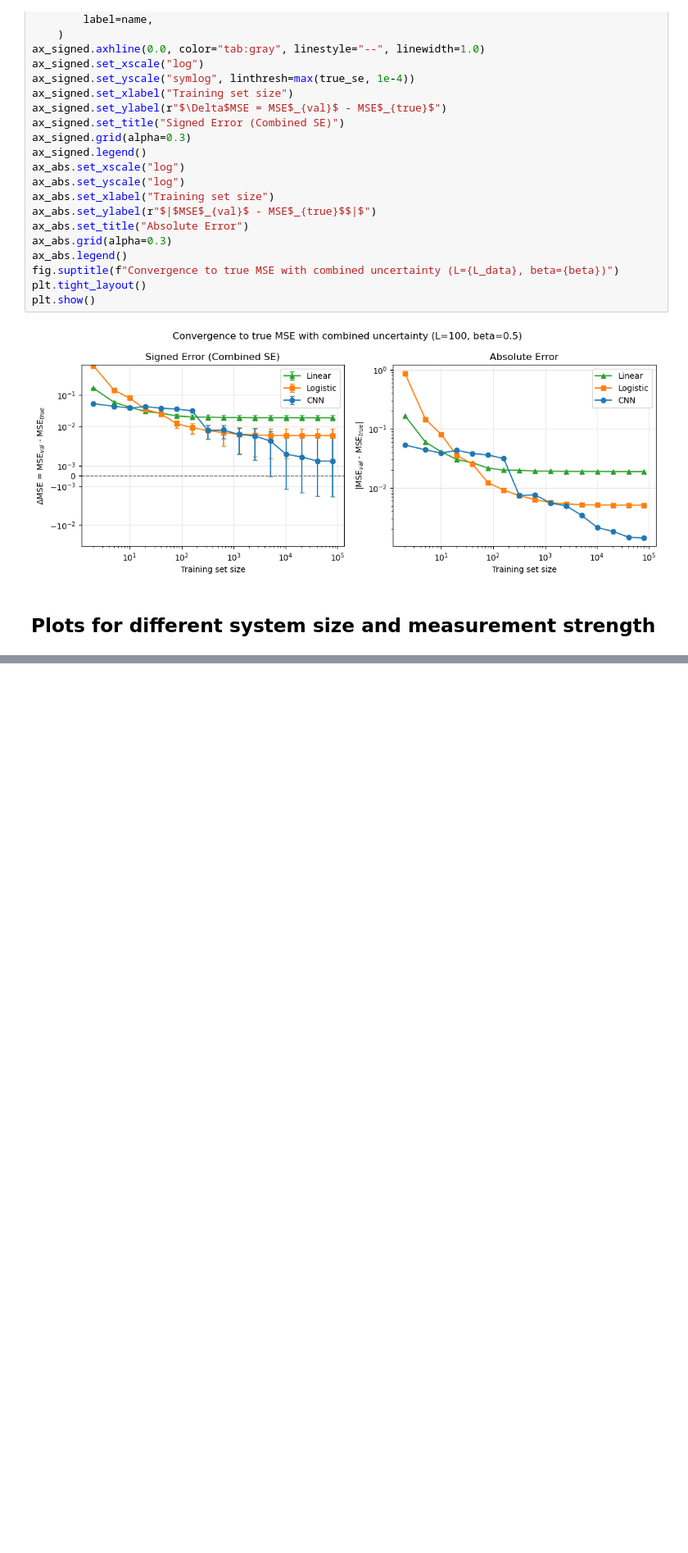
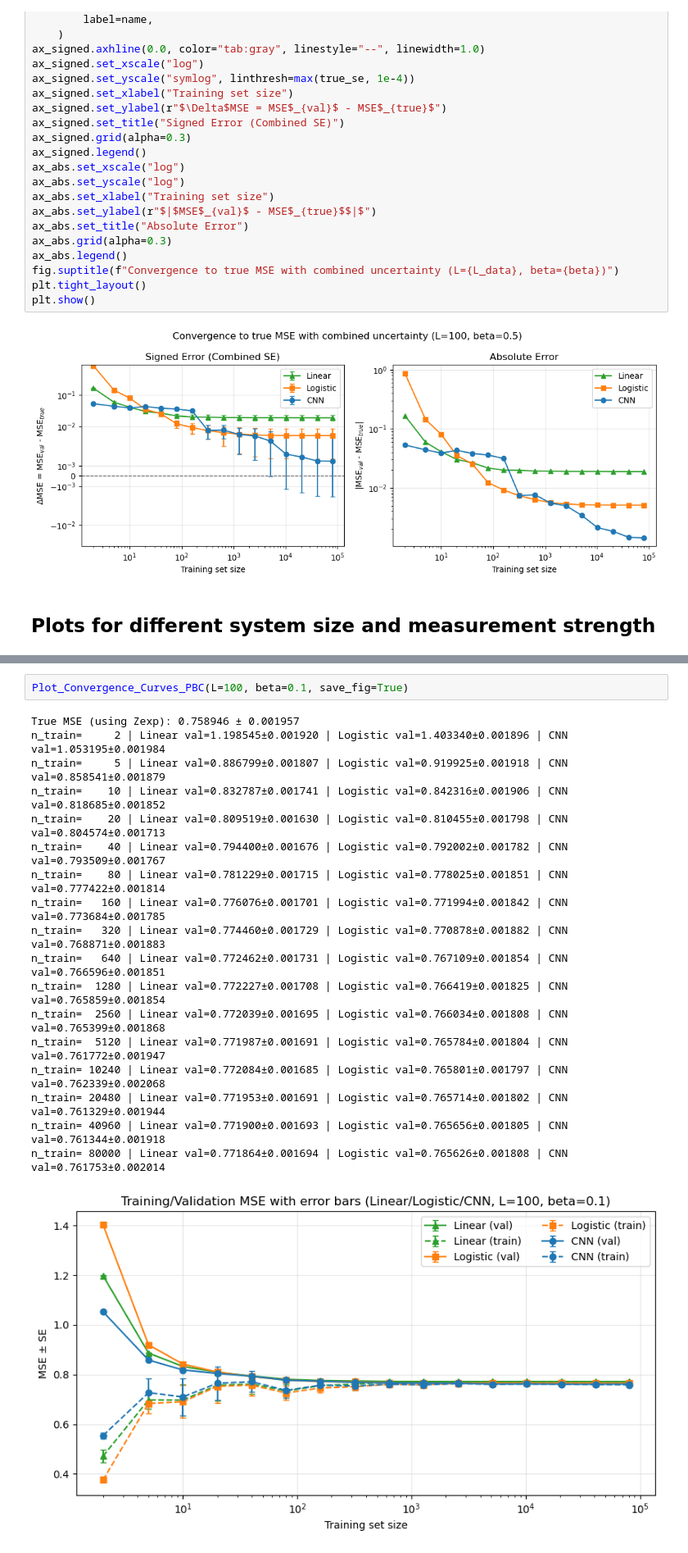
Before and after one commit to YueLiu01/MPSToolBox, a Jupyter notebook: CNN.ipynb, the cells around one changed output, grey strips where cells are left out. Shown at 82% size. Drawn from its saved outputs; the diff is of its cells as text; blank space fills up the shorter version.

```diff
--- a/CNN.ipynb
+++ b/CNN.ipynb
@@ -2232,0 +2288,21 @@ n_train=   640 | Linear val=0.812130±0.002235 | Logistic val=0.808981±0.002376
+# %%
+Plot_Convergence_Curves_PBC(L=100, beta=0.1, save_fig=True)
+# %% [output]
+True MSE (using Zexp): 0.758946 ± 0.001957
+n_train=     2 | Linear val=1.198545±0.001920 | Logistic val=1.403340±0.001896 | CNN val=1.053195±0.001984
+n_train=     5 | Linear val=0.886799±0.001807 | Logistic val=0.919925±0.001918 | CNN val=0.858541±0.001879
+n_train=    10 | Linear val=0.832787±0.001741 | Logistic val=0.842316±0.001906 | CNN val=0.818685±0.001852
+n_train=    20 | Linear val=0.809519±0.001630 | Logistic val=0.810455±0.001798 | CNN val=0.804574±0.001713
+n_train=    40 | Linear val=0.794400±0.001676 | Logistic val=0.792002±0.001782 | CNN val=0.793509±0.001767
+n_train=    80 | Linear val=0.781229±0.001715 | Logistic val=0.778025±0.001851 | CNN val=0.777422±0.001814
+n_train=   160 | Linear val=0.776076±0.001701 | Logistic val=0.771994±0.001842 | CNN val=0.773684±0.001785
+n_train=   320 | Linear val=0.774460±0.001729 | Logistic val=0.770878±0.001882 | CNN val=0.768871±0.001883
+n_train=   640 | Linear val=0.772462±0.001731 | Logistic val=0.767109±0.001854 | CNN val=0.766596±0.001851
+n_train=  1280 | Linear val=0.772227±0.001708 | Logistic val=0.766419±0.001825 | CNN val=0.765859±0.001854
+n_train=  2560 | Linear val=0.772039±0.001695 | Logistic val=0.766034±0.001808 | CNN val=0.765399±0.001868
+n_train=  5120 | Linear val=0.771987±0.001691 | Logistic val=0.765784±0.001804 | CNN val=0.761772±0.001947
+n_train= 10240 | Linear val=0.772084±0.001685 | Logistic val=0.765801±0.001797 | CNN val=0.762339±0.002068
+n_train= 20480 | Linear val=0.771953±0.001691 | Logistic val=0.765714±0.001802 | CNN val=0.761329±0.001944
+n_train= 40960 | Linear val=0.771900±0.001693 | Logistic val=0.765656±0.001805 | CNN val=0.761344±0.001918
+n_train= 80000 | Linear val=0.771864±0.001694 | Logistic val=0.765626±0.001808 | CNN val=0.761753±0.002014
+[figure, added]
```
Also changed, not shown: parts of 22 cells of this notebook, 11 other files.
